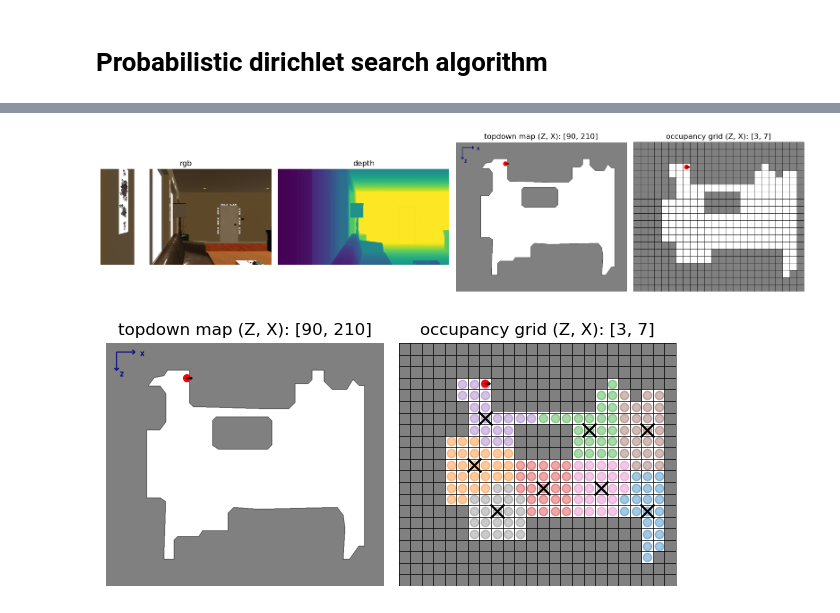
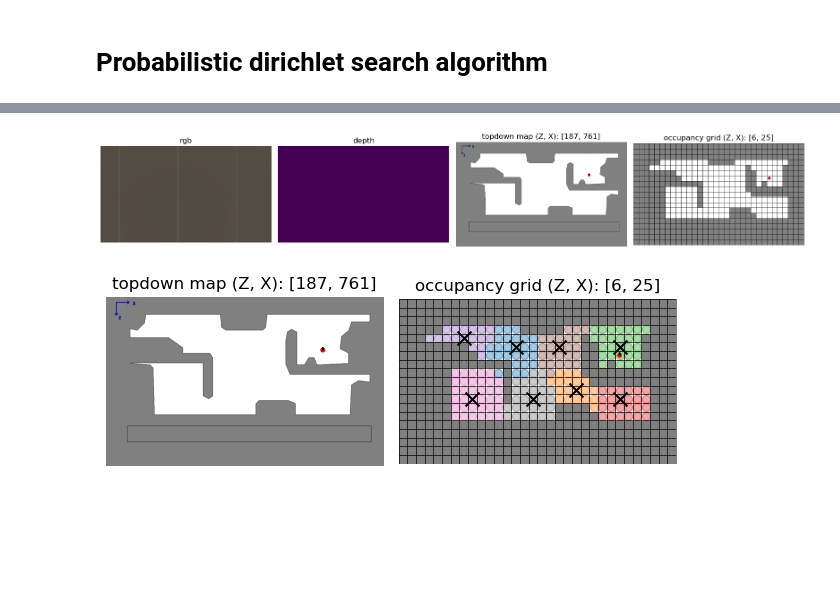
Before and after one commit to joaocb2002/ObjectNav-Msc, a Jupyter notebook: main-dirichlet.ipynb, the cells around one changed output, grey strips where cells are left out. Saved outputs shown, nothing was run; the diff lists cells and outputs as text; code cells hidden in the pictures; blank space fills up the shorter version.

```diff
--- a/main-dirichlet.ipynb
+++ b/main-dirichlet.ipynb
@@ -49,7 +50,7 @@ PluginManager::Manager: duplicate static plugin AnyImageImporter, ignoring
 # %%
 # Robotic agent properties
 AGENT_RADIUS = 0.15 # 15 cm
-AGENT_HEIGHT = 1.5 # 150 cm
+AGENT_HEIGHT = 1.0 # 100 cm
 
 # Sensor observations scale
 OBS_SCALE = 9/16 # WIDTH/HEIGHT
@@ -63,7 +64,7 @@ with open('simulation-data/simulations.json', 'r') as f:
     simulations = json.load(f)
 
 # Simulation configuration
-simulation = simulations[1]
+simulation = simulations[2]
 
 # Access its fields
 SCENE = simulation["scene"]
@@ -180,11 +162,13 @@ sim.recompute_navmesh(sim.pathfinder, navmesh_settings)
 topdown_map = maps.get_topdown_map(sim.pathfinder, height=0, meters_per_pixel=MAP_RESOLUTION, draw_border=True)
 topdown_map = myutils.map_to_rgb(topdown_map)
 topdown_map = myutils.add_axis_to_map(topdown_map)
+topdown_map = myutils.retain_largest_white_chunk(topdown_map)
 topdown_resolution = topdown_map.shape[:2]
 
 # Generate the coarse map --> 30 cm per pixel (robot has radius 15 cm)
 occ_grid_map = maps.get_topdown_map(sim.pathfinder, height=0, meters_per_pixel=CELL_SIDE, draw_border=False)
 occ_grid_map = myutils.map_to_rgb(occ_grid_map)
+occ_grid_map = myutils.retain_largest_white_chunk(occ_grid_map)
 occ_grid_resolution = occ_grid_map.shape[:2]
 
 # Occupiable positions
@@ -245,7 +229,7 @@ depth = observations["depth_sensor"]
 # Display the initial simulation state (maps + observations)
 simtools.display_sim_state(rgb, depth, topdown_map, occ_grid_map, agent_positions_tpl, agent_radius_tpl, agent_yaw)
 # %% [output]
-[figure, old version]
+[figure, new version]
 # %%
 # Define possible actions
 actions = {
@@ -263,9 +247,10 @@ MAX_ITER = 500
 CONFIDENCE_THRESHOLD = 0.75
 
 # Simulation parameters
-NUM_OBS_POINTS = 8
+MAX_NUM_CLUSTERS = num_free_cells
+num_clusters = 8
 PRIOR_VALUE = 0.5
-NUM_CLASSES = 81 #(including background)
+NUM_CLASSES = 27 #(excluding background for now)
 
 # Visualization
 DISPLAY_STEP = 5
@@ -278,14 +263,11 @@ closeness = float("inf")
 
 # Belief map setup
 belief_map = [[np.ones(NUM_CLASSES) * PRIOR_VALUE for _ in range(occ_grid_map.shape[1])] for _ in range(occ_grid_map.shape[0])]
-
-# Agent data setup
-visited_poses = []
 # %%
 # Cluster grid map, compute cluster centers (observation points) and select the first cluster
-obs_points_map = simtools.cluster_mapping(grid_occ_positions, NUM_OBS_POINTS)
-grid_obs_points = simtools.get_cluster_centers(obs_points_map, NUM_OBS_POINTS)
+obs_points_map = simtools.cluster_mapping(grid_occ_positions, num_clusters)
+grid_obs_points = simtools.get_cluster_centers(obs_points_map, num_clusters)
 wrld_obs_points = [real_wrld_positions[grid_occ_positions.index(cluster)] for cluster in grid_obs_points]
-simtools.display_topdown_maps_with_clusters(topdown_map, occ_grid_map, agent_positions_tpl, agent_radius_tpl, agent_yaw, obs_points_map, NUM_OBS_POINTS, grid_obs_points)
+simtools.display_topdown_maps_with_clusters(topdown_map, occ_grid_map, agent_positions_tpl, agent_radius_tpl, agent_yaw, obs_points_map, num_clusters, grid_obs_points)
 # %% [output]
-[figure, old version]
+[figure, new version]
```
Also changed, not shown: parts of 7 cells of this notebook, 9 other files.
